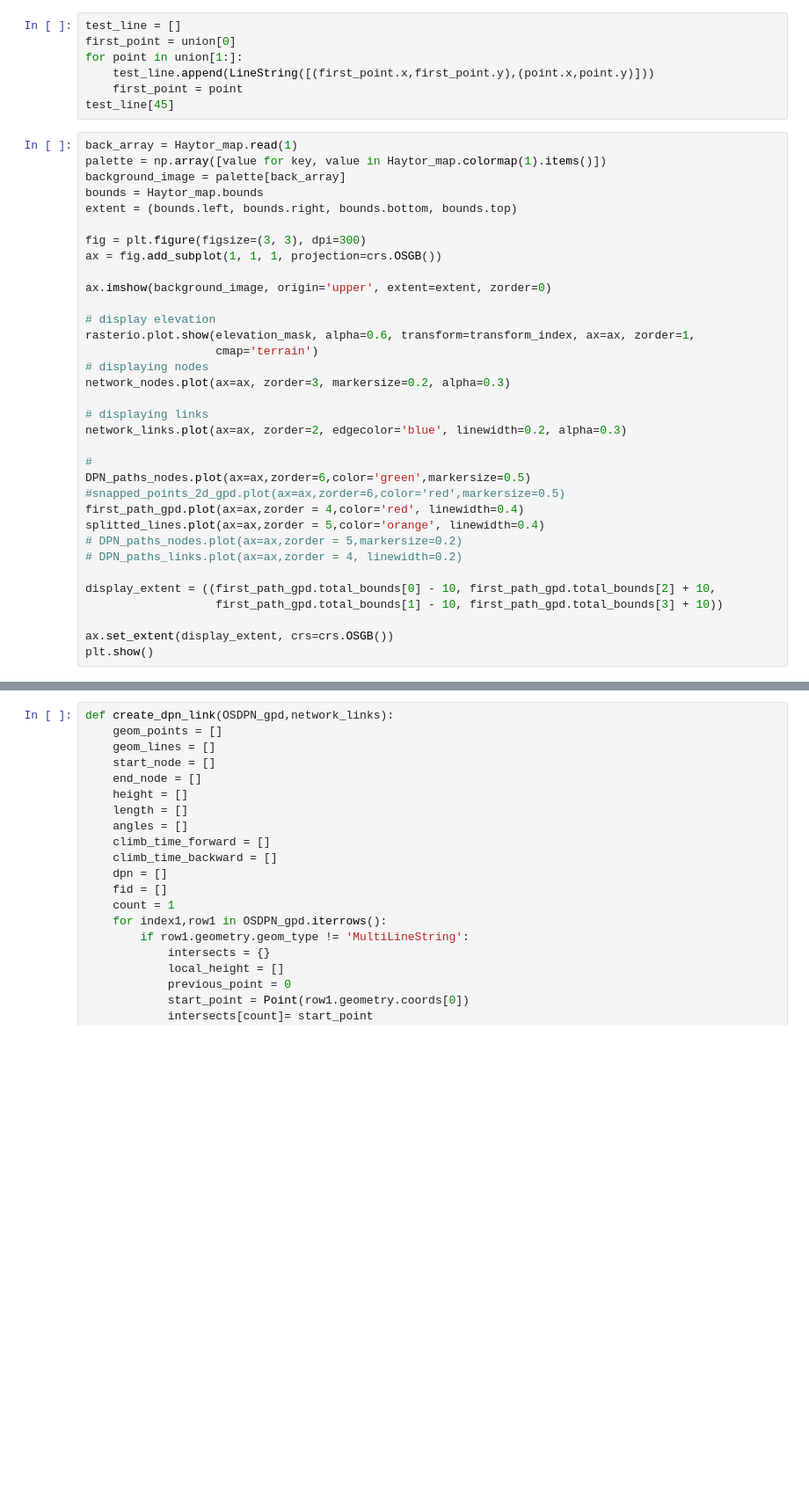
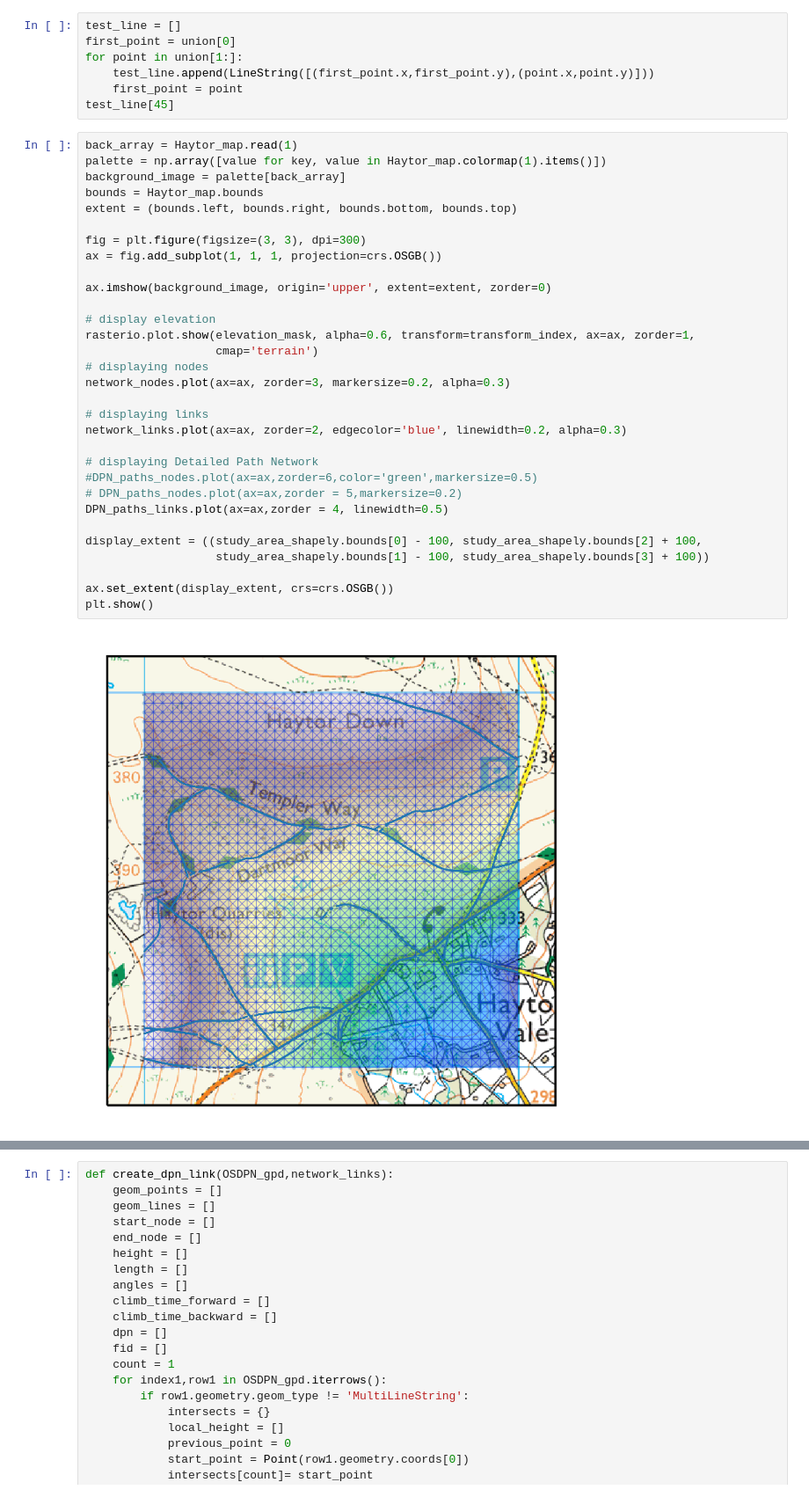
Before and after one commit to Rasp01/ATN_Devon, a Jupyter notebook: Adding_OSPN_to_Network.ipynb, the cells around one changed output, grey strips where cells are left out. Shown at 88% size. Cells and saved outputs as stored; diff of their text form; blank space fills up the shorter version.

```diff
--- a/Adding_OSPN_to_Network.ipynb
+++ b/Adding_OSPN_to_Network.ipynb
@@ -508,36 +569,35 @@ test_line[45]
 # %%
 back_array = Haytor_map.read(1)
 palette = np.array([value for key, value in Haytor_map.colormap(1).items()])
 background_image = palette[back_array]
 bounds = Haytor_map.bounds
 extent = (bounds.left, bounds.right, bounds.bottom, bounds.top)
 
 fig = plt.figure(figsize=(3, 3), dpi=300)
 ax = fig.add_subplot(1, 1, 1, projection=crs.OSGB())
 
 ax.imshow(background_image, origin='upper', extent=extent, zorder=0)
 
 # display elevation
 rasterio.plot.show(elevation_mask, alpha=0.6, transform=transform_index, ax=ax, zorder=1,
                    cmap='terrain')
 # displaying nodes
 network_nodes.plot(ax=ax, zorder=3, markersize=0.2, alpha=0.3)
 
 # displaying links
 network_links.plot(ax=ax, zorder=2, edgecolor='blue', linewidth=0.2, alpha=0.3)
 
-#
-DPN_paths_nodes.plot(ax=ax,zorder=6,color='green',markersize=0.5)
-#snapped_points_2d_gpd.plot(ax=ax,zorder=6,color='red',markersize=0.5)
-first_path_gpd.plot(ax=ax,zorder = 4,color='red', linewidth=0.4)
-splitted_lines.plot(ax=ax,zorder = 5,color='orange', linewidth=0.4)
+# displaying Detailed Path Network
+#DPN_paths_nodes.plot(ax=ax,zorder=6,color='green',markersize=0.5)
 # DPN_paths_nodes.plot(ax=ax,zorder = 5,markersize=0.2)
-# DPN_paths_links.plot(ax=ax,zorder = 4, linewidth=0.2)
+DPN_paths_links.plot(ax=ax,zorder = 4, linewidth=0.5)
 
-display_extent = ((first_path_gpd.total_bounds[0] - 10, first_path_gpd.total_bounds[2] + 10,
-                   first_path_gpd.total_bounds[1] - 10, first_path_gpd.total_bounds[3] + 10))
+display_extent = ((study_area_shapely.bounds[0] - 100, study_area_shapely.bounds[2] + 100,
+                   study_area_shapely.bounds[1] - 100, study_area_shapely.bounds[3] + 100))
 
 ax.set_extent(display_extent, crs=crs.OSGB())
 plt.show()
+# %% [output]
+[figure, added]
 # %%
 DPN_paths_nodes.to_file("Study_area/SX7677/DPN_path_nodes.geojson", driver='GeoJSON',crs='EPSG:27700')
```
Also changed, not shown: parts of 6 cells of this notebook.
